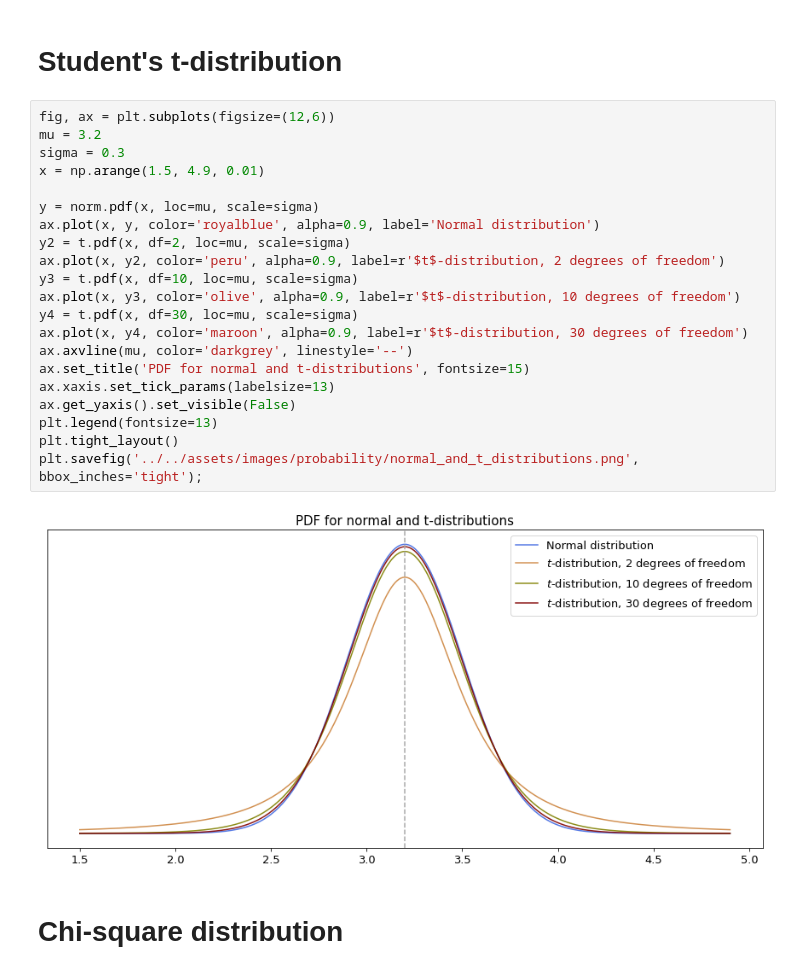
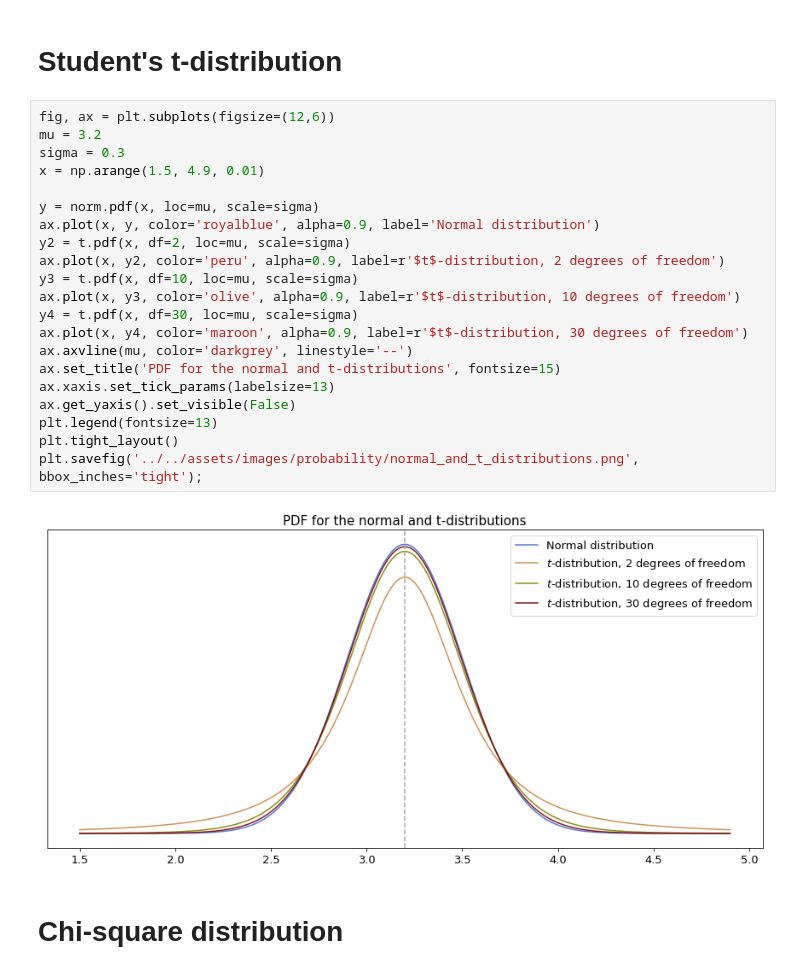
Before and after one commit to vzahorui/vzahorui.github.io, a Jupyter notebook: jupyter_notebooks/ditributions/plot_distributions.ipynb, the cells around one changed output. Cells and saved outputs as stored; diff of their text form.

```diff
--- a/jupyter_notebooks/ditributions/plot_distributions.ipynb
+++ b/jupyter_notebooks/ditributions/plot_distributions.ipynb
@@ -88,26 +88,26 @@ plt.savefig('toy_newborn_6_sigma.png', bbox_inches='tight');
 # %%
 fig, ax = plt.subplots(figsize=(12,6))
 mu = 3.2
 sigma = 0.3
 x = np.arange(1.5, 4.9, 0.01)
 
 y = norm.pdf(x, loc=mu, scale=sigma)
 ax.plot(x, y, color='royalblue', alpha=0.9, label='Normal distribution')
 y2 = t.pdf(x, df=2, loc=mu, scale=sigma)
 ax.plot(x, y2, color='peru', alpha=0.9, label=r'$t$-distribution, 2 degrees of freedom')
 y3 = t.pdf(x, df=10, loc=mu, scale=sigma)
 ax.plot(x, y3, color='olive', alpha=0.9, label=r'$t$-distribution, 10 degrees of freedom')
 y4 = t.pdf(x, df=30, loc=mu, scale=sigma)
 ax.plot(x, y4, color='maroon', alpha=0.9, label=r'$t$-distribution, 30 degrees of freedom')
 ax.axvline(mu, color='darkgrey', linestyle='--')
-ax.set_title('PDF for normal and t-distributions', fontsize=15)
+ax.set_title('PDF for the normal and t-distributions', fontsize=15)
 ax.xaxis.set_tick_params(labelsize=13)
 ax.get_yaxis().set_visible(False)
 plt.legend(fontsize=13)
 plt.tight_layout()
 plt.savefig('../../assets/images/probability/normal_and_t_distributions.png', bbox_inches='tight');
 # %% [output]
-[figure, old version]
+[figure, new version]
 # %% [markdown]
 # Chi-square distribution
 # %%
```
Also changed, not shown: 3 other files.
